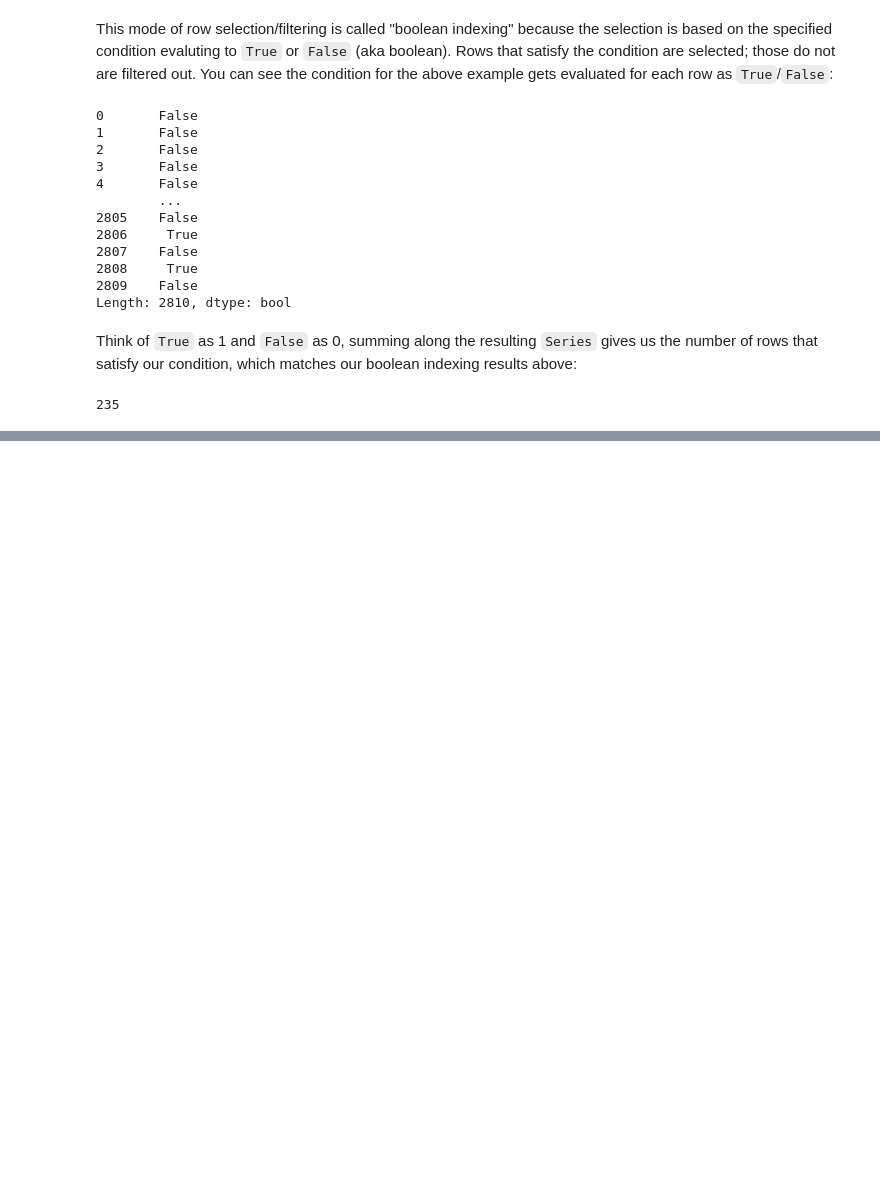
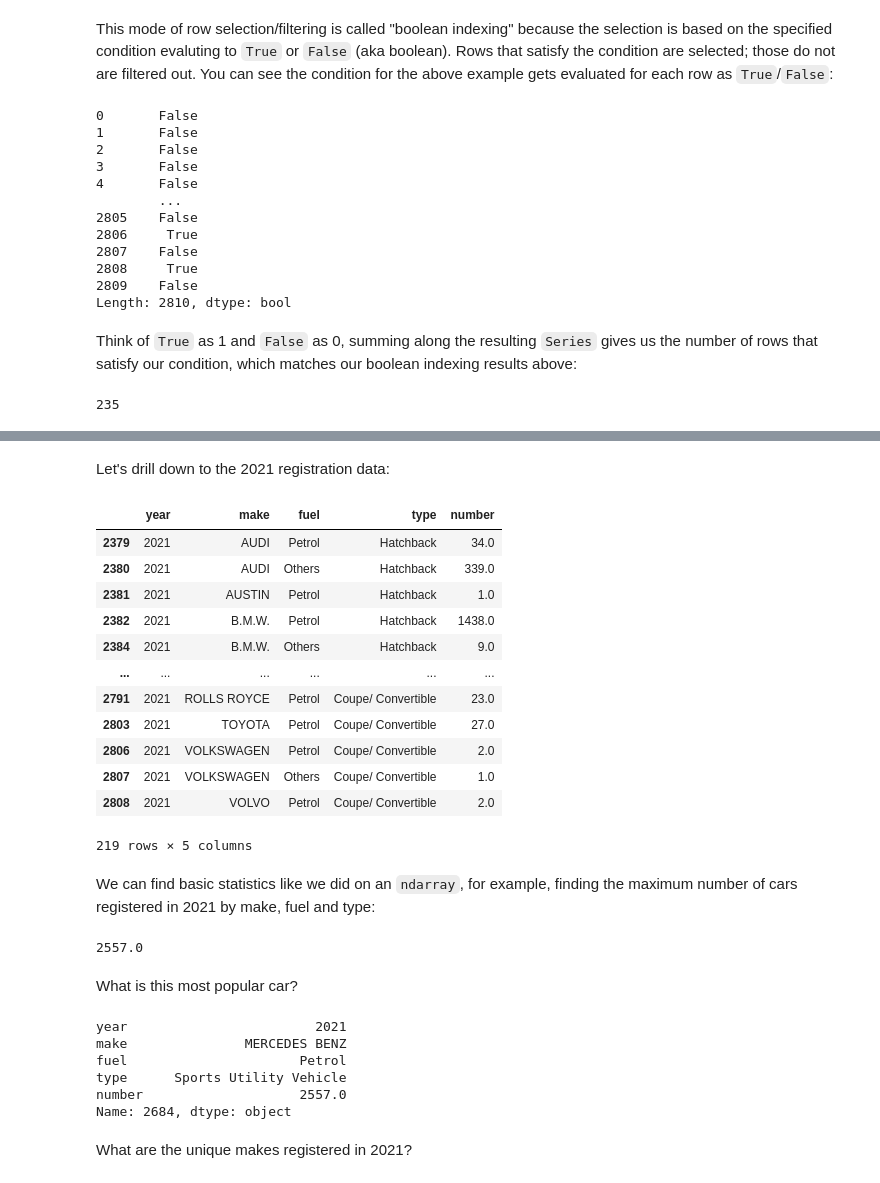
Before and after one commit to worldbank/dec-python-course, a Jupyter notebook: 1-foundations/3-numpy-and-pandas/foundations-s3.ipynb, the cells around one changed output, grey strips where cells are left out. Drawn from its saved outputs; the diff is of its cells as text; code cells hidden in the pictures; blank space fills up the shorter version.

Commit message:
DataFrame summary statistics + reorg creation section

```diff
--- a/1-foundations/3-numpy-and-pandas/foundations-s3.ipynb
+++ b/1-foundations/3-numpy-and-pandas/foundations-s3.ipynb
@@ -840,0 +849,3 @@ sum((singapore_cars.year == 2021) & (singapore_cars.fuel == 'Petrol'))
+# %%
+singapore_cars_cleaned = singapore_cars[~np.isnan(singapore_cars.number)]
+singapore_cars_cleaned.info()
@@ -840,0 +891,38 @@ sum((singapore_cars.year == 2021) & (singapore_cars.fuel == 'Petrol'))
+# %% [markdown]
+Let's drill down to the 2021 registration data:
+# %%
+singapore_cars_2021 = singapore_cars_cleaned[singapore_cars_cleaned.year == 2021]
+singapore_cars_2021
+# %% [output]
+|  | year | make | fuel | type | number |
+| 2379 | 2021 | AUDI | Petrol | Hatchback | 34.0 |
+| 2380 | 2021 | AUDI | Others | Hatchback | 339.0 |
+| 2381 | 2021 | AUSTIN | Petrol | Hatchback | 1.0 |
+| 2382 | 2021 | B.M.W. | Petrol | Hatchback | 1438.0 |
+| 2384 | 2021 | B.M.W. | Others | Hatchback | 9.0 |
+| ... | ... | ... | ... | ... | ... |
+| 2791 | 2021 | ROLLS ROYCE | Petrol | Coupe/ Convertible | 23.0 |
+| 2803 | 2021 | TOYOTA | Petrol | Coupe/ Convertible | 27.0 |
+| 2806 | 2021 | VOLKSWAGEN | Petrol | Coupe/ Convertible | 2.0 |
+| 2807 | 2021 | VOLKSWAGEN | Others | Coupe/ Convertible | 1.0 |
+| 2808 | 2021 | VOLVO | Petrol | Coupe/ Convertible | 2.0 |
+219 rows × 5 columns
+# %% [markdown]
+We can find basic statistics like we did on an `ndarray`, for example, finding the maximum number of cars registered in 2021 by make, fuel and type:
+# %%
+singapore_cars_2021.number.max()
+# %% [output]
+2557.0
+# %% [markdown]
+What is this most popular car?
+# %%
+singapore_cars_2021.iloc[singapore_cars_2021.number.argmax(), ]
+# %% [output]
+year                        2021
+make               MERCEDES BENZ
+fuel                      Petrol
+type      Sports Utility Vehicle
+number                    2557.0
+Name: 2684, dtype: object
+# %% [markdown]
+What are the unique makes registered in 2021?
```
Also changed, not shown: parts of 18 cells of this notebook.
